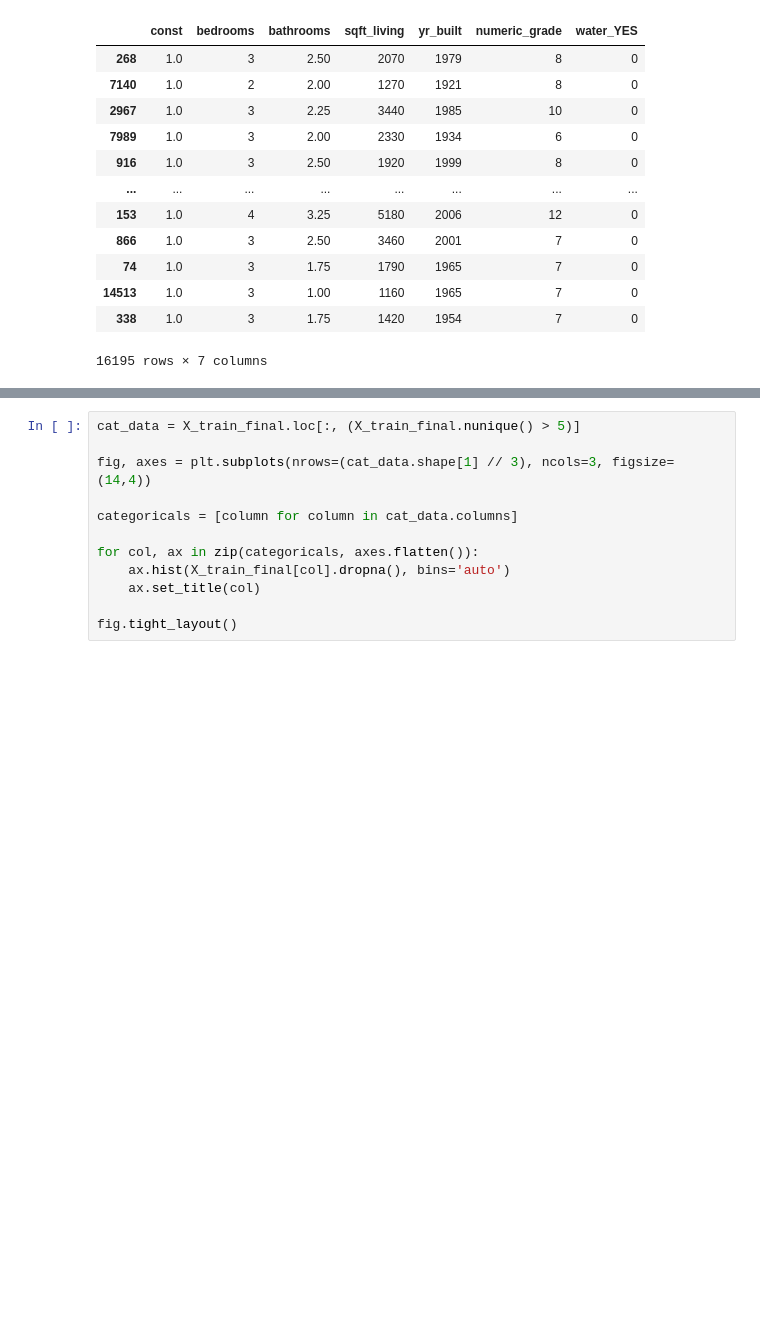
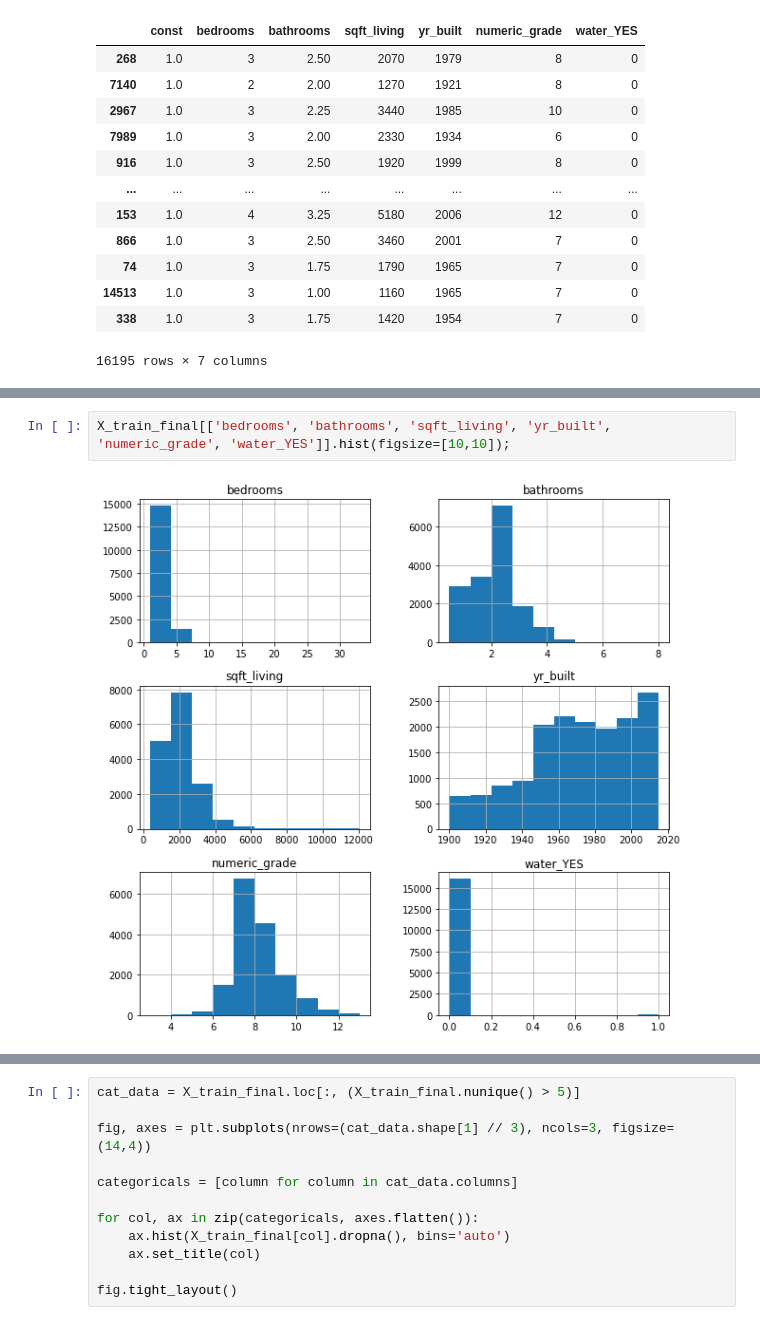
Before and after one commit to kevgross89/dsc-phase-2-project-v2-3, a Jupyter notebook: King County Phase 2 Project.ipynb, the cells around one changed output, grey strips where cells are left out. Saved outputs shown, nothing was run; the diff lists cells and outputs as text; blank space fills up the shorter version.

```diff
--- a/King County Phase 2 Project.ipynb
+++ b/King County Phase 2 Project.ipynb
@@ -584,0 +628,4 @@ strong multicollinearity or other numerical problems.
+# %%
+X_train_final[['bedrooms', 'bathrooms', 'sqft_living', 'yr_built', 'numeric_grade', 'water_YES']].hist(figsize=[10,10]);
+# %% [output]
+[figure, added]
```
Also changed, not shown: parts of 37 cells of this notebook.
